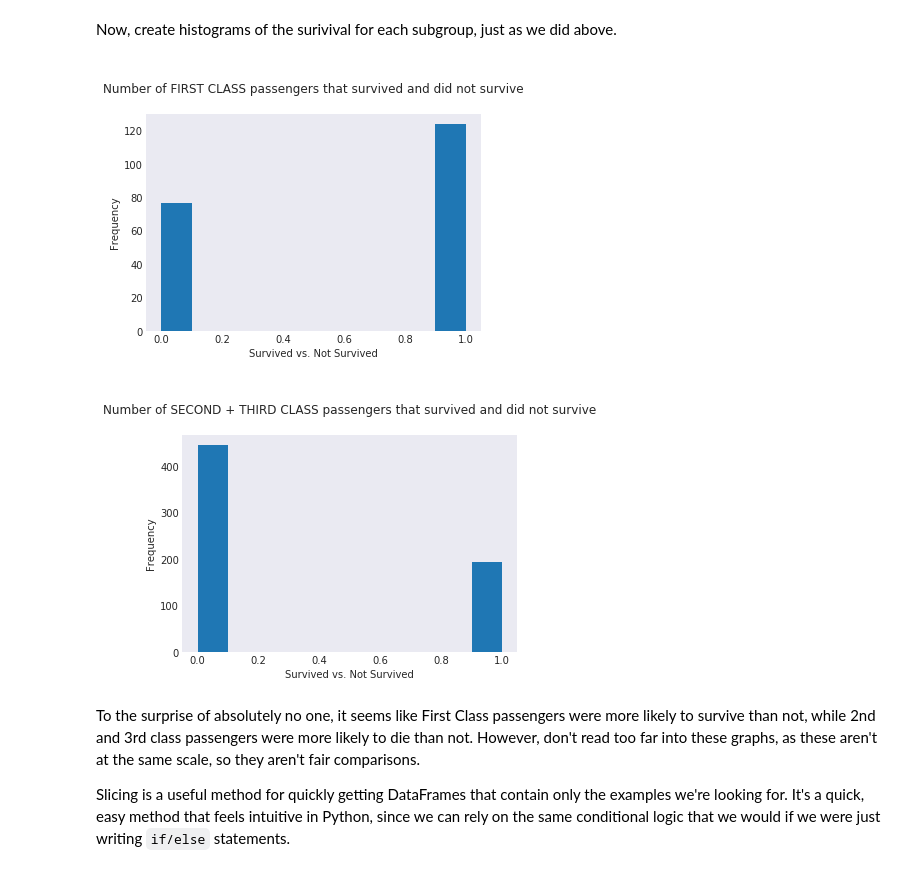
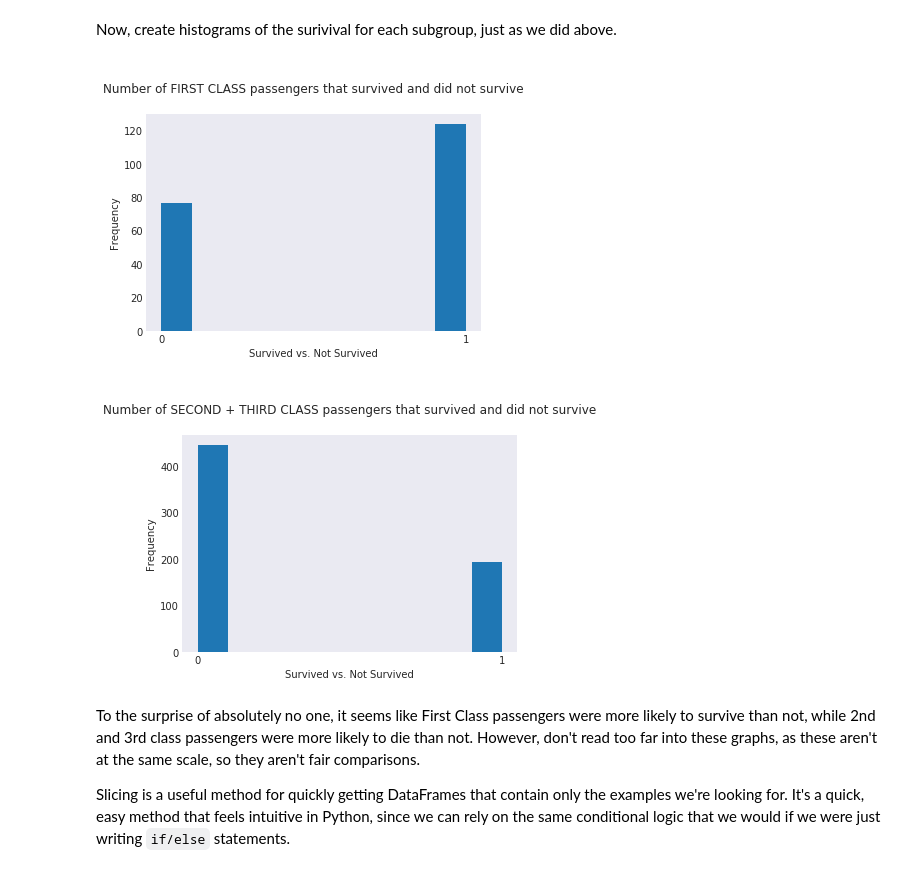
Before and after one commit to BrittaInData/dsc-0-05-16-sql-with-pandas-online-ds-ft-100118, a Jupyter notebook: index.ipynb, the cells around one changed output. Cells and saved outputs as stored; diff of their text form; code cells hidden in the pictures.

```diff
--- a/index.ipynb
+++ b/index.ipynb
@@ -160,21 +150,23 @@ second_third_class_df = df.query("Pclass == '2' | Pclass == '3'")
 # %% [markdown]
 Now, create histograms of the surivival for each subgroup, just as we did above.
 # %%
-first_class_df.Survived.plot.hist()
+ax = first_class_df.Survived.plot.hist()
 plt.title('\nNumber of FIRST CLASS passengers that survived and did not survive\n')
 plt.xlabel('Survived vs. Not Survived')
 plt.ylabel('Frequency')
+ax.set_xticks([0,1])
 plt.show();
 # %% [output]
-[figure, old version]
+[figure, new version]
 # %%
-second_third_class_df.Survived.plot.hist()
+ax = second_third_class_df.Survived.plot.hist()
 plt.title('\nNumber of SECOND + THIRD CLASS passengers that survived and did not survive\n')
 plt.xlabel('Survived vs. Not Survived')
 plt.ylabel('Frequency')
+ax.set_xticks([0,1])
 plt.show();
 # %% [output]
-[figure, old version]
+[figure, new version]
 # %% [markdown]
 To the surprise of absolutely no one, it seems like First Class passengers were more likely to survive than not, while 2nd and 3rd class passengers were more likely to die than not.  However, don't read too far into these graphs, as these aren't at the same scale, so they aren't fair comparisons.
 
```
Also changed, not shown: parts of 6 cells of this notebook.
